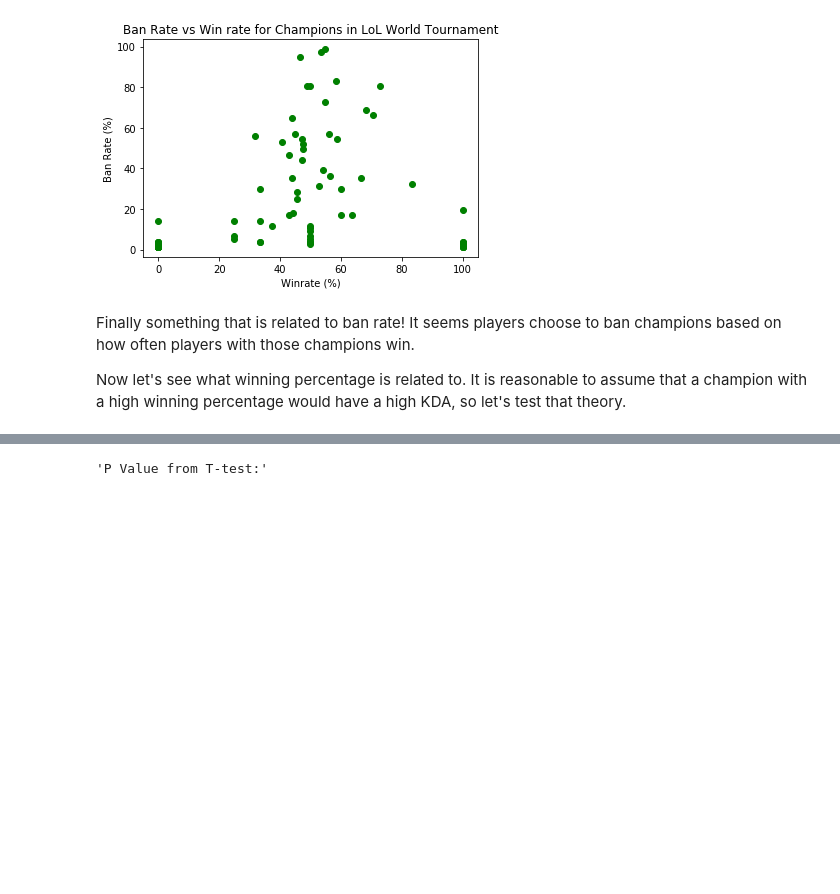
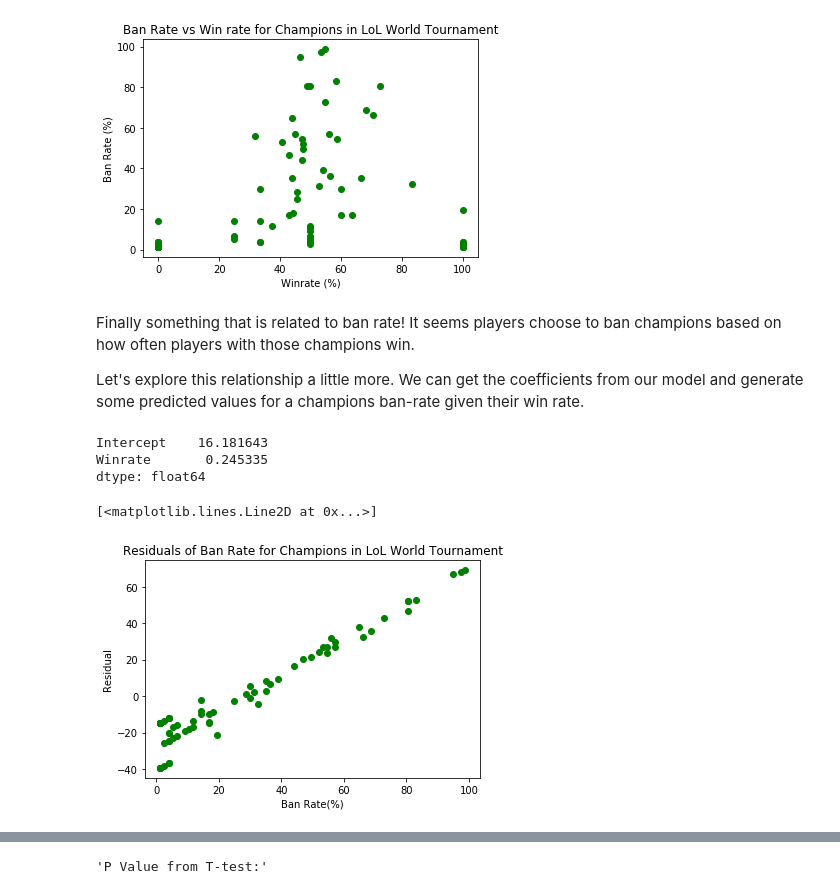
Before and after one commit to dbriggs2/dbriggs2.github.io, a Jupyter notebook: index.ipynb, the cells around one changed output, grey strips where cells are left out. Saved outputs shown, nothing was run; the diff lists cells and outputs as text; code cells hidden in the pictures; blank space fills up the shorter version.

```diff
--- a/index.ipynb
+++ b/index.ipynb
@@ -673,4 +679,20 @@ array(0.02955141)
 # %% [markdown]
 Finally something that is related to ban rate! It seems players choose to ban champions based on how often players with those champions win.
 
-Now let's see what winning percentage is related to. It is reasonable to assume that a champion with a high winning percentage would have a high KDA, so let's test that theory.
+Let's explore this relationship a little more. We can get the coefficients from our model and generate some predicted values for a champions ban-rate given their win rate.
+# %%
+display(model.params)
+
+champs['predicted_ban_rate'] = champs['Winrate'] * .245335 + 16.181643
+champs['residuals_ban_rate'] = champs['PB'] - champs['predicted_ban_rate']
+
+plt.title("Residuals of Ban Rate for Champions in LoL World Tournament")
+plt.xlabel("Ban Rate(%)")
+plt.ylabel("Residual")
+plt.plot(champs['PB'],champs['residuals_ban_rate'],'go')
+# %% [output]
+Intercept    16.181643
+Winrate       0.245335
+dtype: float64
+[<matplotlib.lines.Line2D at 0x...>]
+[figure, added]
```
Also changed, not shown: parts of 14 cells of this notebook.
